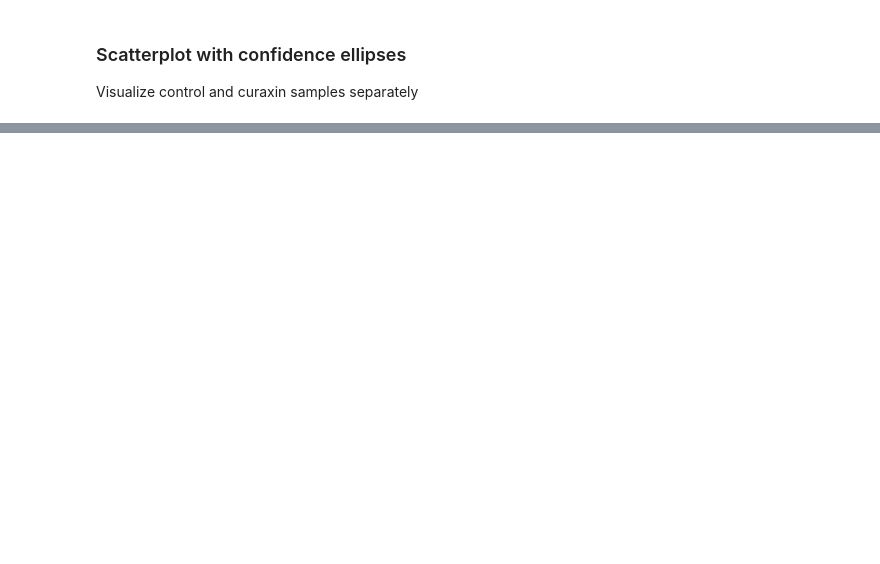
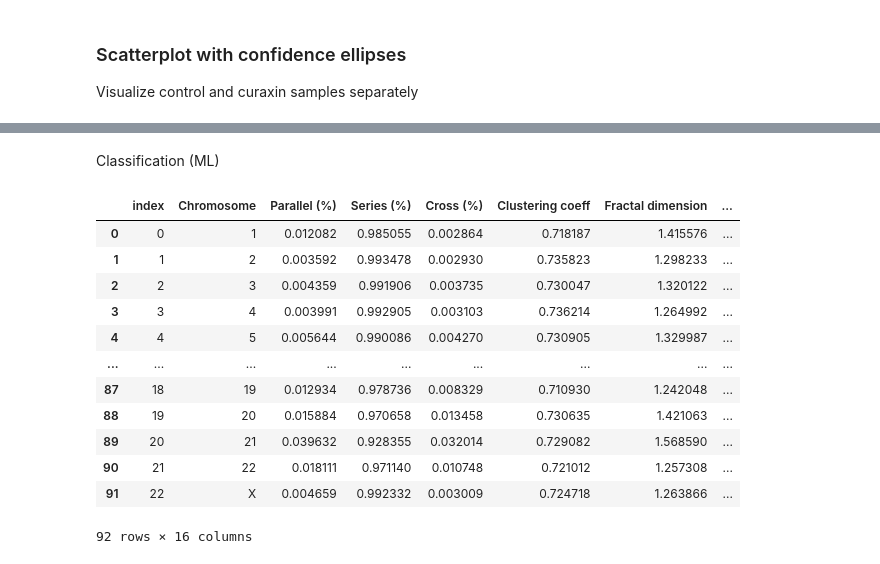
Before and after one commit to barbaroo/genome_topology, a Jupyter notebook: Hi-C map analysis/Process_curaxin.ipynb, the cells around one changed output, grey strips where cells are left out. Saved outputs shown, nothing was run; the diff lists cells and outputs as text; code cells hidden in the pictures; blank space fills up the shorter version.

```diff
--- a/Hi-C map analysis/Process_curaxin.ipynb
+++ b/Hi-C map analysis/Process_curaxin.ipynb
@@ -254,0 +305,18 @@ array([ 0.,  0.,  0., nan,  0.,  0.,  0.,  0.,  0.,  0.])
+# %% [markdown]
+Classification (ML)
+# %%
+data
+# %% [output]
+|  | index | Chromosome | Parallel (%) | Series (%) | Cross (%) | Clustering coeff | Fractal dimension | ... |
+| 0 | 0 | 1 | 0.012082 | 0.985055 | 0.002864 | 0.718187 | 1.415576 | ... |
+| 1 | 1 | 2 | 0.003592 | 0.993478 | 0.002930 | 0.735823 | 1.298233 | ... |
+| 2 | 2 | 3 | 0.004359 | 0.991906 | 0.003735 | 0.730047 | 1.320122 | ... |
+| 3 | 3 | 4 | 0.003991 | 0.992905 | 0.003103 | 0.736214 | 1.264992 | ... |
+| 4 | 4 | 5 | 0.005644 | 0.990086 | 0.004270 | 0.730905 | 1.329987 | ... |
+| ... | ... | ... | ... | ... | ... | ... | ... | ... |
+| 87 | 18 | 19 | 0.012934 | 0.978736 | 0.008329 | 0.710930 | 1.242048 | ... |
+| 88 | 19 | 20 | 0.015884 | 0.970658 | 0.013458 | 0.730635 | 1.421063 | ... |
+| 89 | 20 | 21 | 0.039632 | 0.928355 | 0.032014 | 0.729082 | 1.568590 | ... |
+| 90 | 21 | 22 | 0.018111 | 0.971140 | 0.010748 | 0.721012 | 1.257308 | ... |
+| 91 | 22 | X | 0.004659 | 0.992332 | 0.003009 | 0.724718 | 1.263866 | ... |
+92 rows × 16 columns
```
Also changed, not shown: parts of 17 cells of this notebook.
